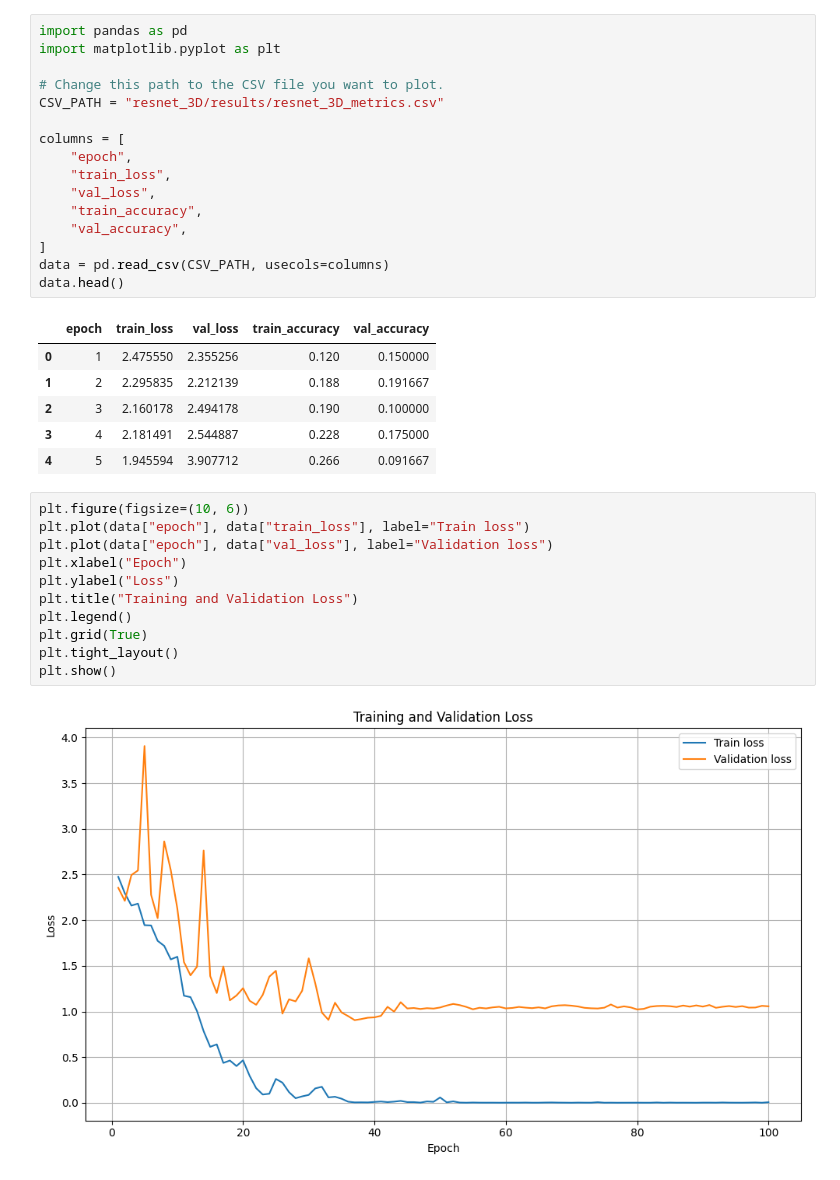
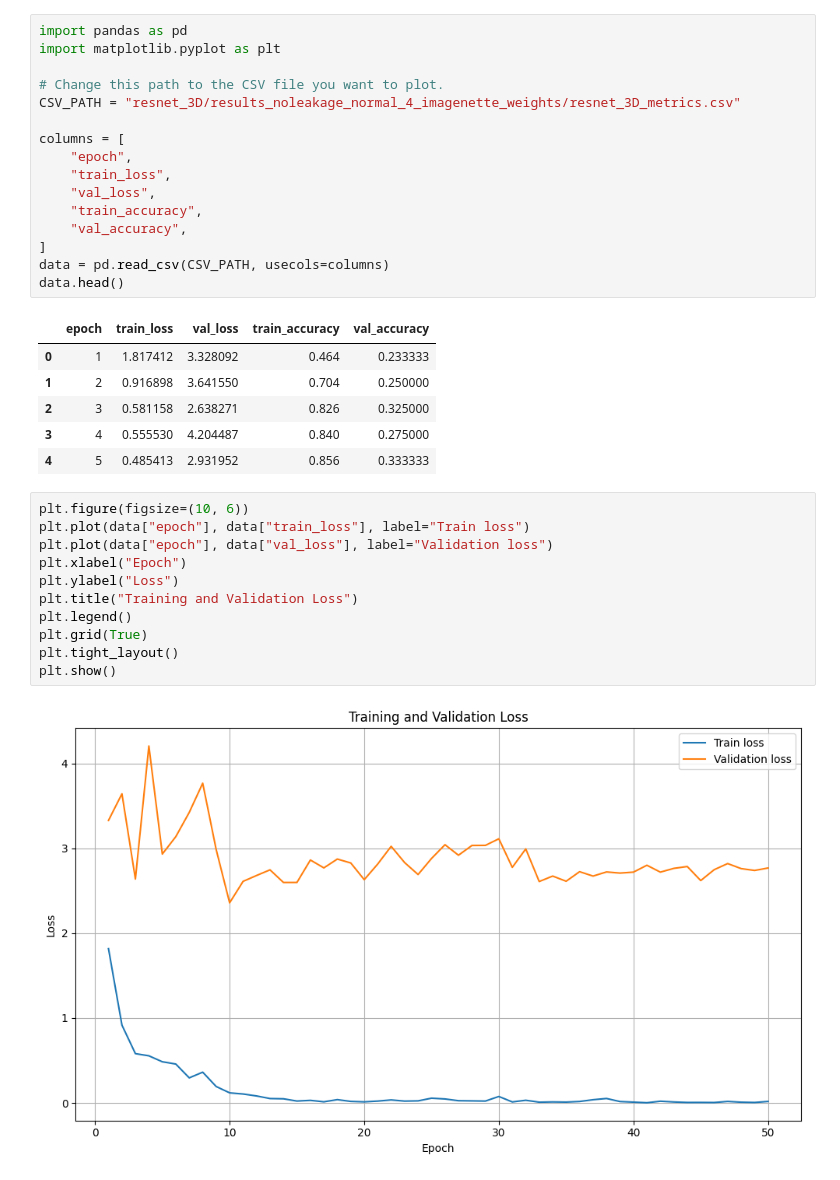
Before and after one commit to Stampe04/IDLCV_02, a Jupyter notebook: metrics_plots.ipynb, the cells around one changed output. Saved outputs shown, nothing was run; the diff lists cells and outputs as text.

```diff
--- a/metrics_plots.ipynb
+++ b/metrics_plots.ipynb
@@ -1,26 +1,26 @@
 # %%
 import pandas as pd
 import matplotlib.pyplot as plt
 
 # Change this path to the CSV file you want to plot.
-CSV_PATH = "resnet_3D/results/resnet_3D_metrics.csv"
+CSV_PATH = "resnet_3D/results_noleakage_normal_4_imagenette_weights/resnet_3D_metrics.csv"
 
 columns = [
     "epoch",
     "train_loss",
     "val_loss",
     "train_accuracy",
     "val_accuracy",
 ]
 data = pd.read_csv(CSV_PATH, usecols=columns)
 data.head()
 # %% [output]
 |  | epoch | train_loss | val_loss | train_accuracy | val_accuracy |
-| 0 | 1 | 2.475550 | 2.355256 | 0.120 | 0.150000 |
-| 1 | 2 | 2.295835 | 2.212139 | 0.188 | 0.191667 |
-| 2 | 3 | 2.160178 | 2.494178 | 0.190 | 0.100000 |
-| 3 | 4 | 2.181491 | 2.544887 | 0.228 | 0.175000 |
-| 4 | 5 | 1.945594 | 3.907712 | 0.266 | 0.091667 |
+| 0 | 1 | 1.817412 | 3.328092 | 0.464 | 0.233333 |
+| 1 | 2 | 0.916898 | 3.641550 | 0.704 | 0.250000 |
+| 2 | 3 | 0.581158 | 2.638271 | 0.826 | 0.325000 |
+| 3 | 4 | 0.555530 | 4.204487 | 0.840 | 0.275000 |
+| 4 | 5 | 0.485413 | 2.931952 | 0.856 | 0.333333 |
 # %%
 plt.figure(figsize=(10, 6))
 plt.plot(data["epoch"], data["train_loss"], label="Train loss")
@@ -33,7 +33,7 @@ plt.grid(True)
 plt.tight_layout()
 plt.show()
 # %% [output]
-[figure, old version]
+[figure, new version]
 # %%
 plt.figure(figsize=(10, 6))
 plt.plot(data["epoch"], data["train_accuracy"], label="Train accuracy")
```
Also changed, not shown: parts of 1 cell of this notebook, 6 other files.
